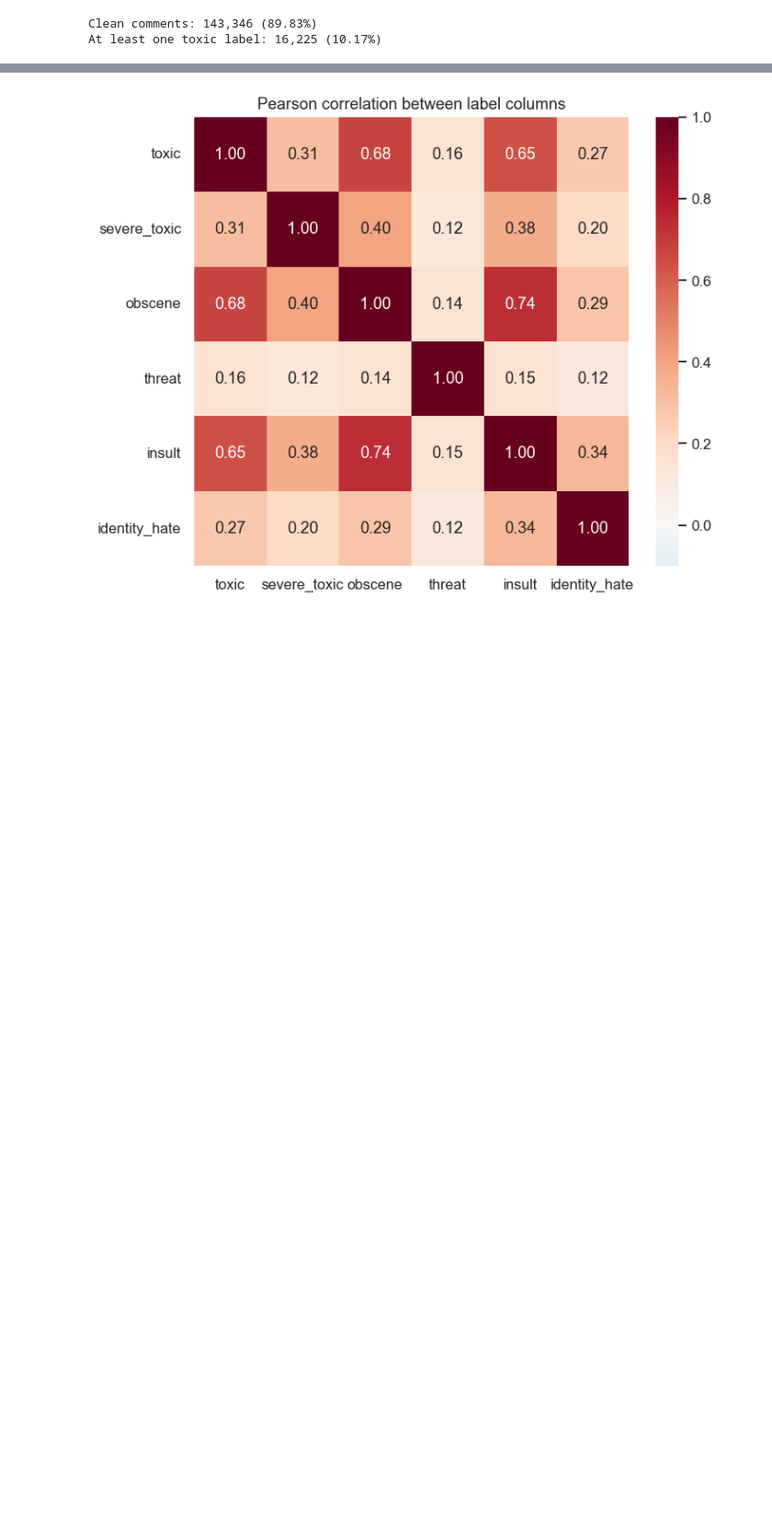
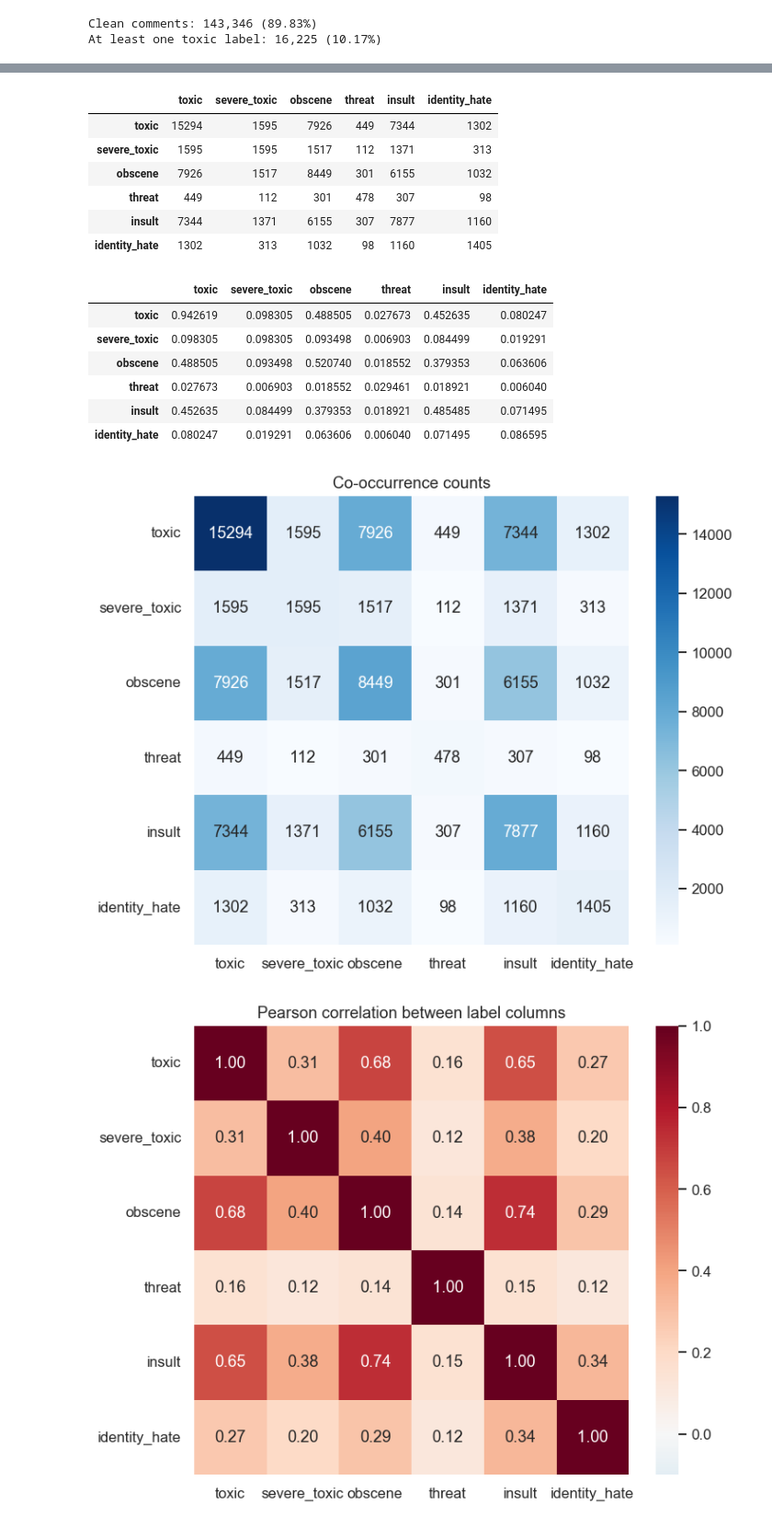
Before and after one commit to danlam-sudo/cmpe258-2026Fall-ToxicCommentDetection, a Jupyter notebook: eda/EDA.ipynb, the cells around one changed output, grey strips where cells are left out. Shown at 92% size. Drawn from its saved outputs; the diff is of its cells as text; code cells hidden in the pictures; blank space fills up the shorter version.

```diff
--- a/eda/EDA.ipynb
+++ b/eda/EDA.ipynb
@@ -195,6 +198,34 @@ Toxicity types are **not mutually exclusive**. The Pearson matrix above shows a
 The row-conditioned heatmap (“given label *A*, how often is *B* also 1?”) makes overlap concrete—for example, among `obscene` comments, other insult-related flags are very common.
 
 **Hierarchy check:** in this training file, **every** `severe_toxic` comment also has `toxic` = 1 (**0** rows with `severe_toxic` alone). That is a strict subset relationship *on train*; it still justifies treating `severe_toxic` as a rarer, nested phenomenon in modeling and metrics.
+# %%
+co_occurrence = df[LABEL_COLS].T.dot(df[LABEL_COLS])
+co_occurrence_norm = co_occurrence / (n_labels > 0).sum()
+
+display(co_occurrence)
+display(co_occurrence_norm)
+
+fig, ax = plt.subplots(figsize=(7, 5.5))
+sns.heatmap(co_occurrence, annot=True, fmt="d", cmap="Blues")
+ax.set_title("Co-occurrence counts")
+plt.tight_layout()
+plt.show()
+# %% [output]
+|  | toxic | severe_toxic | obscene | threat | insult | identity_hate |
+| toxic | 15294 | 1595 | 7926 | 449 | 7344 | 1302 |
+| severe_toxic | 1595 | 1595 | 1517 | 112 | 1371 | 313 |
+| obscene | 7926 | 1517 | 8449 | 301 | 6155 | 1032 |
+| threat | 449 | 112 | 301 | 478 | 307 | 98 |
+| insult | 7344 | 1371 | 6155 | 307 | 7877 | 1160 |
+| identity_hate | 1302 | 313 | 1032 | 98 | 1160 | 1405 |
+|  | toxic | severe_toxic | obscene | threat | insult | identity_hate |
+| toxic | 0.942619 | 0.098305 | 0.488505 | 0.027673 | 0.452635 | 0.080247 |
+| severe_toxic | 0.098305 | 0.098305 | 0.093498 | 0.006903 | 0.084499 | 0.019291 |
+| obscene | 0.488505 | 0.093498 | 0.520740 | 0.018552 | 0.379353 | 0.063606 |
+| threat | 0.027673 | 0.006903 | 0.018552 | 0.029461 | 0.018921 | 0.006040 |
+| insult | 0.452635 | 0.084499 | 0.379353 | 0.018921 | 0.485485 | 0.071495 |
+| identity_hate | 0.080247 | 0.019291 | 0.063606 | 0.006040 | 0.071495 | 0.086595 |
+[figure, added]
 # %%
 corr = df[LABEL_COLS].corr()
 fig, ax = plt.subplots(figsize=(7, 5.5))
```
Also changed, not shown: parts of 16 cells of this notebook, 1 other file.
